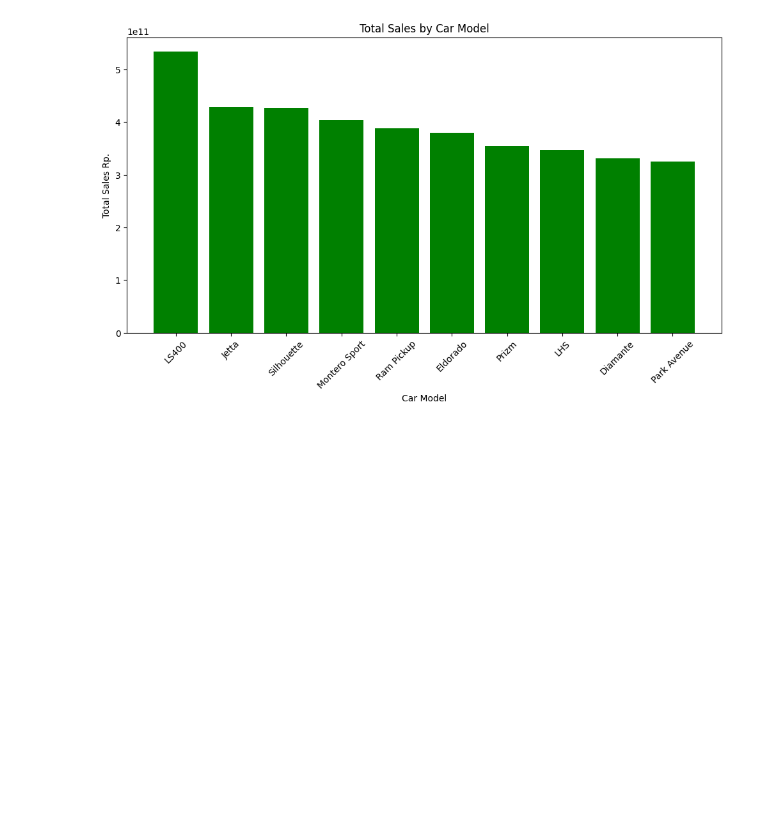
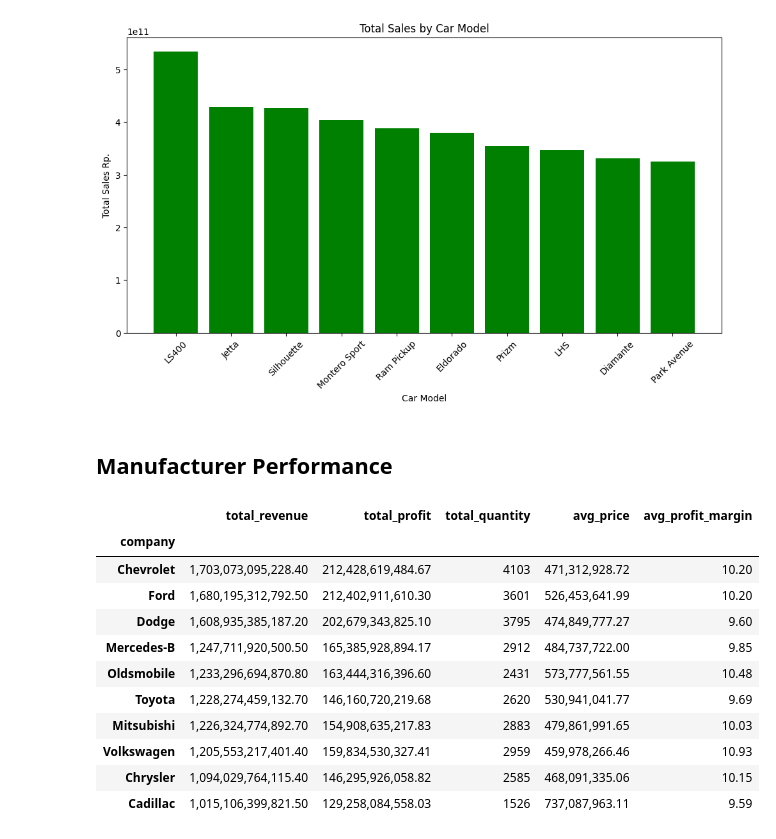
Before and after one commit to Mipjeiger/Car-sales-analytics-engineering, a Jupyter notebook: data_analytics/01_sales_analytics.ipynb, the cells around one changed output. Drawn from its saved outputs; the diff is of its cells as text; code cells hidden in the pictures; blank space fills up the shorter version.

```diff
--- a/data_analytics/01_sales_analytics.ipynb
+++ b/data_analytics/01_sales_analytics.ipynb
@@ -174,3 +162,31 @@ plt.ylabel('Total Sales Rp.')
 # %% [output]
 Text(0, 0.5, 'Total Sales Rp.')
 [figure]
+# %% [markdown]
+## Manufacturer Performance
+# %%
+company_analysis = (
+    df.groupby('company')
+    .agg(
+        total_revenue=("sales", "sum"),
+        total_profit=("profit", "sum"),
+        total_quantity=("quantity", "sum"),
+        avg_price=("price", "mean"),
+        avg_profit_margin=("profit_margin","mean")
+    )
+    .sort_values(by='total_revenue', ascending=False)
+)
+company_analysis.head(10)
+# %% [output]
+|  | total_revenue | total_profit | total_quantity | avg_price | avg_profit_margin |
+| company |  |  |  |  |  |
+| Chevrolet | 1,703,073,095,228.40 | 212,428,619,484.67 | 4103 | 471,312,928.72 | 10.20 |
+| Ford | 1,680,195,312,792.50 | 212,402,911,610.30 | 3601 | 526,453,641.99 | 10.20 |
+| Dodge | 1,608,935,385,187.20 | 202,679,343,825.10 | 3795 | 474,849,777.27 | 9.60 |
+| Mercedes-B | 1,247,711,920,500.50 | 165,385,928,894.17 | 2912 | 484,737,722.00 | 9.85 |
+| Oldsmobile | 1,233,296,694,870.80 | 163,444,316,396.60 | 2431 | 573,777,561.55 | 10.48 |
+| Toyota | 1,228,274,459,132.70 | 146,160,720,219.68 | 2620 | 530,941,041.77 | 9.69 |
+| Mitsubishi | 1,226,324,774,892.70 | 154,908,635,217.83 | 2883 | 479,861,991.65 | 10.03 |
+| Volkswagen | 1,205,553,217,401.40 | 159,834,530,327.41 | 2959 | 459,978,266.46 | 10.93 |
+| Chrysler | 1,094,029,764,115.40 | 146,295,926,058.82 | 2585 | 468,091,335.06 | 10.15 |
+| Cadillac | 1,015,106,399,821.50 | 129,258,084,558.03 | 1526 | 737,087,963.11 | 9.59 |
```
Also changed, not shown: parts of 4 cells of this notebook, 3 other files.
